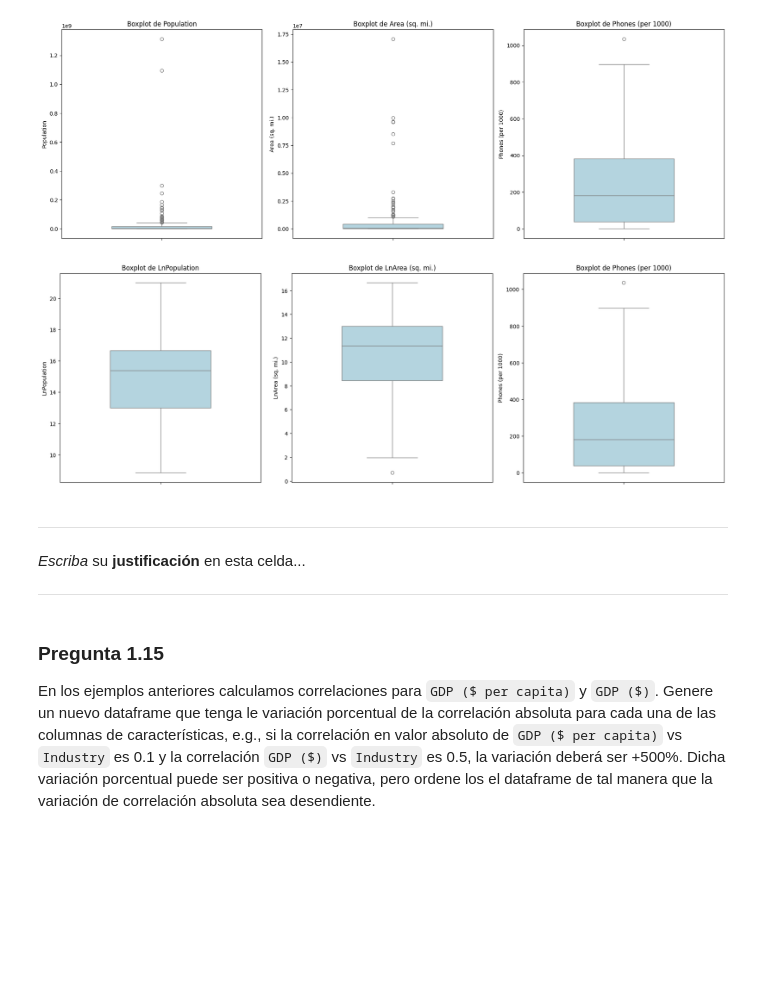
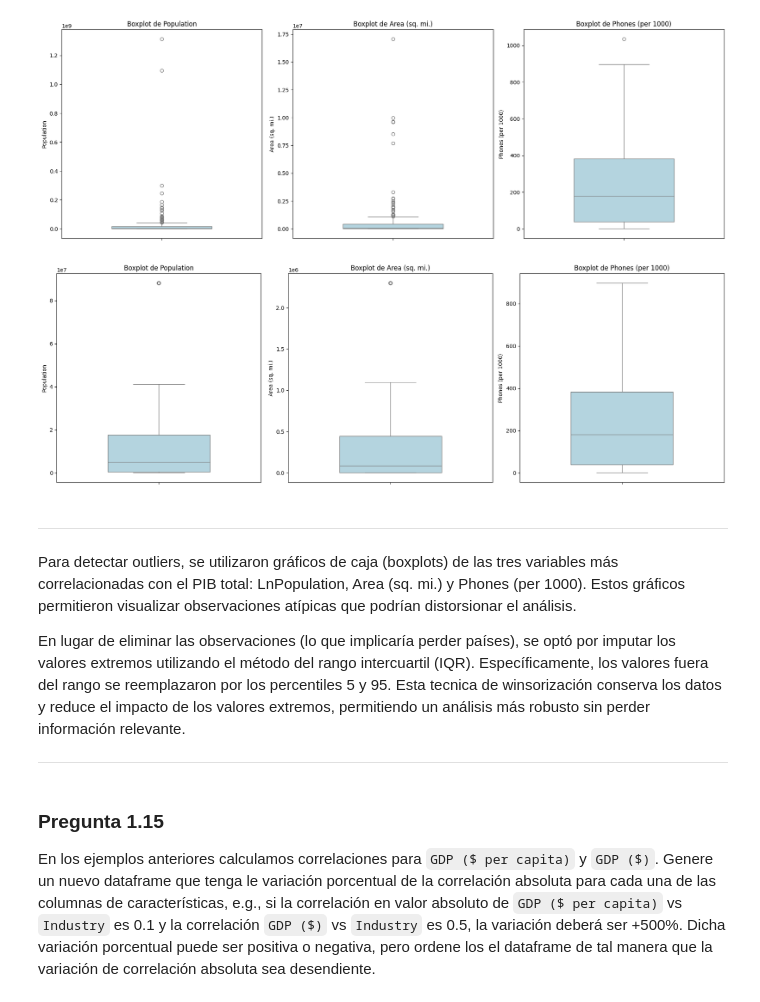
Before and after one commit to MichaelGalazz/Tarea-1-ML, a Jupyter notebook: Tarea_1 (3).ipynb, the cells around one changed output. Saved outputs shown, nothing was run; the diff lists cells and outputs as text; code cells hidden in the pictures; blank space fills up the shorter version.

```diff
--- a/Tarea_1 (3).ipynb
+++ b/Tarea_1 (3).ipynb
@@ -420,7 +420,4 @@ missing_data
 # %%
-# Eliminar la observación que tiene GDP ($ per capita) faltante
-df = df.dropna(subset=['GDP ($ per capita)'])
-
 # Eliminar la observación que tiene GDP ($ per capita) faltante
 df = df.dropna(subset=['GDP ($ per capita)'])
 
@@ -561,4 +579,7 @@ Resulta particularmente llamativo cómo ciertos valores extremos distorsionan el
 ### Pregunta 1.10
 
 Supongamos que `GDP ($ per capita)` es su variable objetivo. Estudie la correlación de esta variable con el resto de las variables del `df`. ¿Por qué es importante analizar la correlación entre las variables?
+# %%
+#Borramos ln population que usamos para grafica antes
+df = df.drop(columns=['LnPopulation'])
 # %%
@@ -796,60 +819,55 @@ plt.show()
 # %% [output]
 [figure]
 # %%
-# Definir las variables a tratar
-#variables = ["Population", "Area (sq. mi.)", "Phones (per 1000)"]
+#Definir las variables a tratar
+variables = ["Population", "Area (sq. mi.)", "Phones (per 1000)"]
 
 # Función para reemplazar outliers con percentiles 5 y 95
-#def imputar_outliers(df, column):
-    #Q1 = df[column].quantile(0.25)  # Primer cuartil (Q1)
-    #Q3 = df[column].quantile(0.75)  # Tercer cuartil (Q3)
-    #IQR = Q3 - Q1  # Rango intercuartil
-    #lower_bound = Q1 - 1.5 * IQR  # Límite inferior
-    #upper_bound = Q3 + 1.5 * IQR  # Límite superior
+def imputar_outliers(df, column):
+    Q1 = df[column].quantile(0.25)  # Primer cuartil (Q1)
+    Q3 = df[column].quantile(0.75)  # Tercer cuartil (Q3)
+    IQR = Q3 - Q1  # Rango intercuartil
+    lower_bound = Q1 - 1.5 * IQR  # Límite inferior
+    upper_bound = Q3 + 1.5 * IQR  # Límite superior
 
     # Imputación: valores por debajo del límite inferior → P5, por encima → P95
-    #df[column] = np.where(df[column] < lower_bound, df[column].quantile(0.05), df[column])
-    #df[column] = np.where(df[column] > upper_bound, df[column].quantile(0.95), df[column])
+    df[column] = np.where(df[column] < lower_bound, df[column].quantile(0.05), df[column])
+    df[column] = np.where(df[column] > upper_bound, df[column].quantile(0.95), df[column])
 
 # Aplicar la imputación a cada variable
-#for var in variables:
-    #imputar_outliers(df, var)
-
-# Verificar que los outliers fueron imputados
-#df[variables].describe()
+for var in variables:
+    imputar_outliers(df, var)
-# %%
-#Aplicar transformacion (log por ejemplo) o eliminar los outliers
-
-df['LnArea (sq. mi.)'] = np.log(df['Area (sq. mi.)'])
 # %%
 # Definir las variables a graficar
-variables = ["LnPopulation", "LnArea (sq. mi.)", "Phones (per 1000)"]
+variables = ["Population", "Area (sq. mi.)", "Phones (per 1000)"]
 
 # Crear la figura con subgráficos
 fig, axes = plt.subplots(1, 3, figsize=(18,6))
 
 # Generar un boxplot para cada variable
 for i, var in enumerate(variables):
     sns.boxplot(y=df[var], ax=axes[i], color="lightblue", width=0.5)
     axes[i].set_title(f"Boxplot de {var}")
     axes[i].set_ylabel(var)
 
 # Ajustar el diseño
 plt.tight_layout()
 plt.show()
 # %% [output]
-[figure, old version]
+[figure, new version]
-# %% [markdown]
-
-
-
----
-
-
-*Escriba* su **justificación** en esta celda...
-
-
----
+# %% [markdown]
+
+
+
+---
+
+
+Para detectar outliers, se utilizaron gráficos de caja (boxplots) de las tres variables más correlacionadas con el PIB total: LnPopulation, Area (sq. mi.) y Phones (per 1000). Estos gráficos permitieron visualizar observaciones atípicas que podrían distorsionar el análisis.
+
+En lugar de eliminar las observaciones (lo que implicaría perder países), se optó por imputar los valores extremos utilizando el método del rango intercuartil (IQR). Específicamente, los valores fuera del rango se reemplazaron por los percentiles 5 y 95. Esta tecnica de  winsorización conserva los datos y reduce el impacto de los valores extremos, permitiendo un análisis más robusto sin perder información relevante.
+
+
+---
 # %% [markdown]
 ### Pregunta 1.15
 
```
Also changed, not shown: parts of 19 cells of this notebook.
